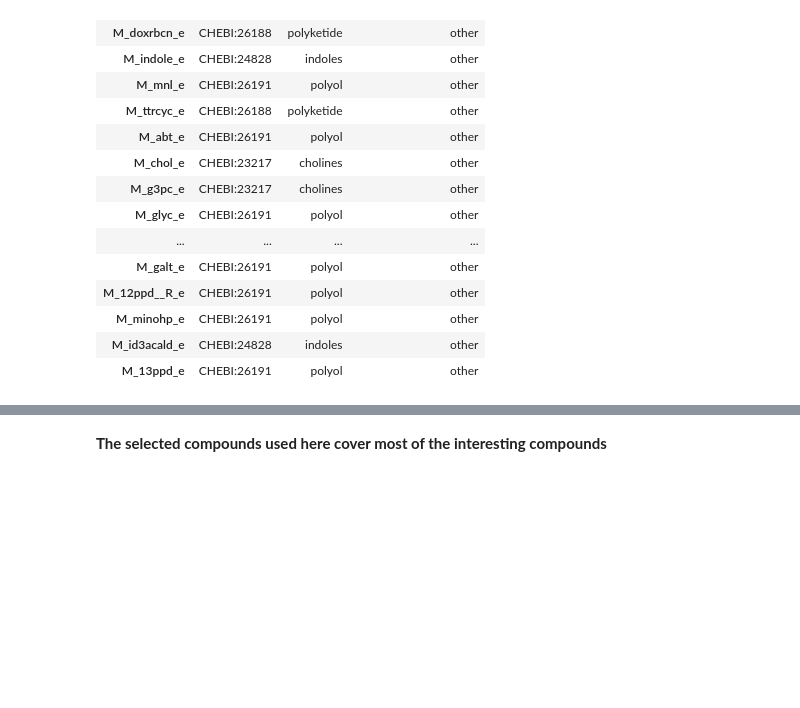
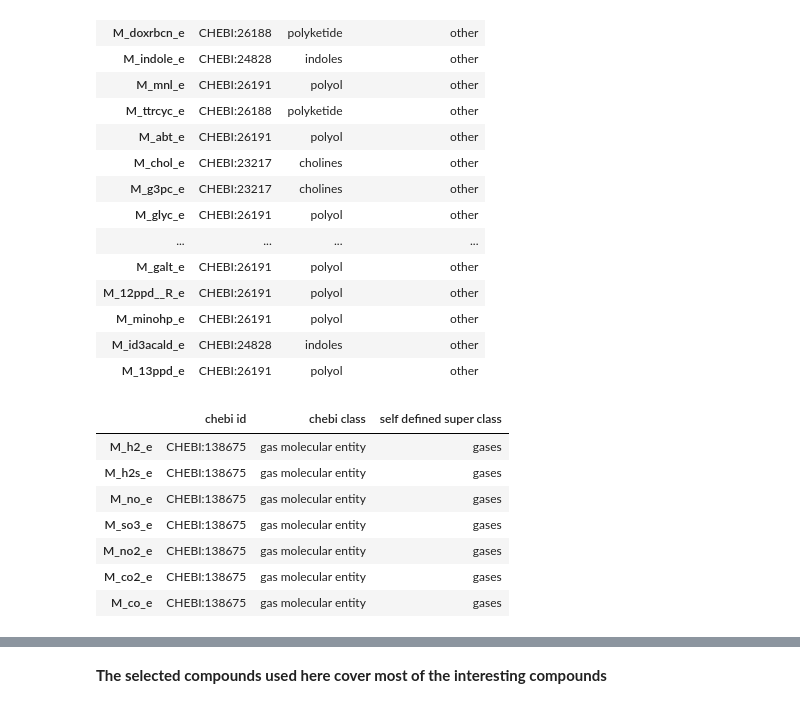
Before and after one commit to IdunBurgos/Enrichment_cultures_GEM_analysis, a Jupyter notebook: a. Notebooks - unclassified but important/Part v. Defining metabolite classes.ipynb, the cells around one changed output, grey strips where cells are left out. Cells and saved outputs as stored; diff of their text form; code cells hidden in the pictures; blank space fills up the shorter version.

```diff
--- a/a. Notebooks - unclassified but important/Part v. Defining metabolite classes.ipynb
+++ b/a. Notebooks - unclassified but important/Part v. Defining metabolite classes.ipynb
@@ -583,3 +566,20 @@ met_chebi_df[met_chebi_df["self defined super class"]=="other"]
 | M_minohp_e | CHEBI:26191 | polyol | other |
 | M_id3acald_e | CHEBI:24828 | indoles | other |
 | M_13ppd_e | CHEBI:26191 | polyol | other |
+# %%
+met_chebi_df.loc["M_h2s_e"] = ["CHEBI:138675","gas molecular entity","gases"]
+met_chebi_df.loc["M_h2_e"] = ["CHEBI:138675","gas molecular entity","gases"]
+met_chebi_df.loc["M_no2_e"] = ["CHEBI:138675","gas molecular entity","gases"]
+met_chebi_df.loc["M_no_e"] = ["CHEBI:138675","gas molecular entity","gases"]
+met_chebi_df.loc["M_so3_e"] = ["CHEBI:138675","gas molecular entity","gases"]
+
+met_chebi_df[met_chebi_df["self defined super class"]=="gases"]
+# %% [output]
+|  | chebi id | chebi class | self defined super class |
+| M_h2_e | CHEBI:138675 | gas molecular entity | gases |
+| M_h2s_e | CHEBI:138675 | gas molecular entity | gases |
+| M_no_e | CHEBI:138675 | gas molecular entity | gases |
+| M_so3_e | CHEBI:138675 | gas molecular entity | gases |
+| M_no2_e | CHEBI:138675 | gas molecular entity | gases |
+| M_co2_e | CHEBI:138675 | gas molecular entity | gases |
+| M_co_e | CHEBI:138675 | gas molecular entity | gases |
```
Also changed, not shown: parts of 8 cells of this notebook, 6 other files.
